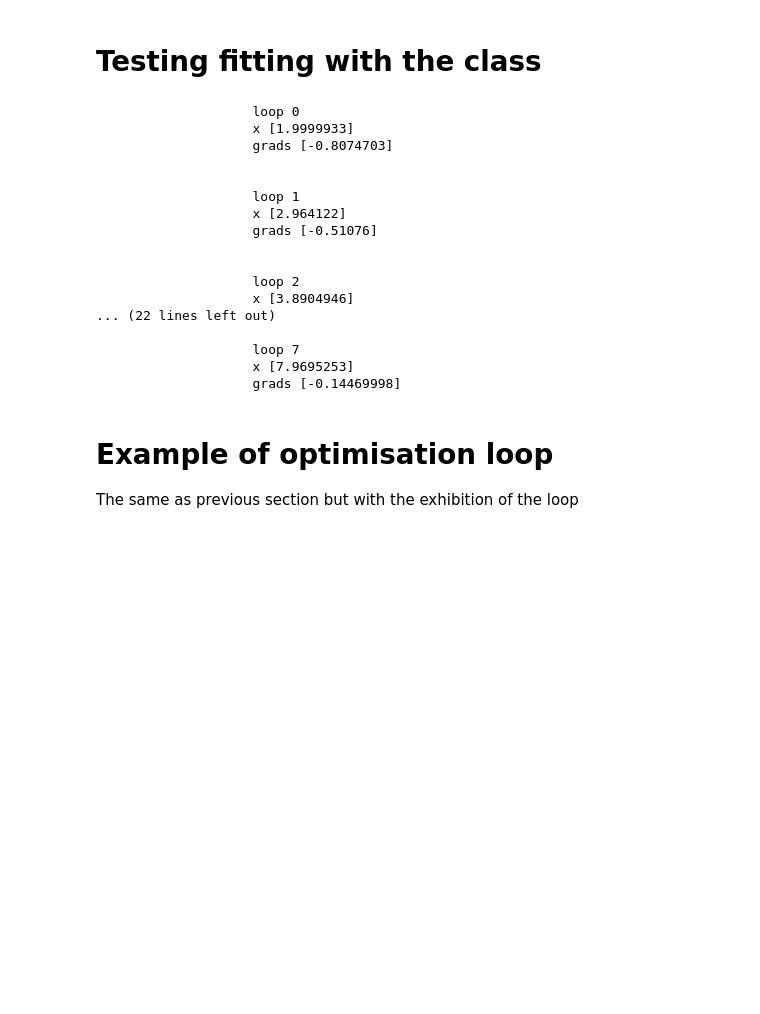
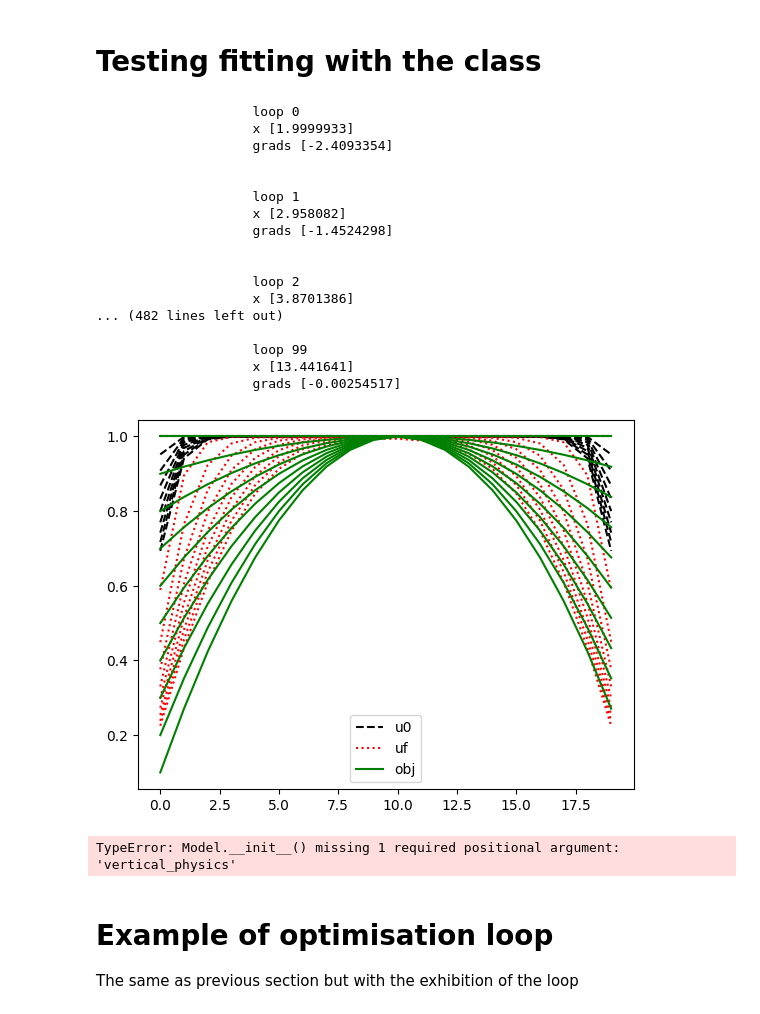
Before and after one commit to meom-group/tunax, a Jupyter notebook: notebooks/fitting_k_eps.ipynb, the cells around one changed output. Cells and saved outputs as stored; diff of their text form; code cells hidden in the pictures; blank space fills up the shorter version.

```diff
--- a/notebooks/fitting_k_eps.ipynb
+++ b/notebooks/fitting_k_eps.ipynb
@@ -225,9 +225,10 @@ import jax.numpy as jnp
 os.chdir('../src')
 from grid import Grid
 from case import Case
-from model import State
+from model import State, History
 from fitter import Fitter, Fittable, CoefFitParams
-
+import matplotlib.pyplot as plt
+import xarray as xr
 
 # experience
 nz = 20
@@ -236,46 +237,55 @@ u0 = jnp.ones(nz)
 state0 = State(g, u0)
 
 nt = 50
+out_dt = 5.
 dt = 1.
 case = Case(1.)
 
 # observation
+n_out = int(nt*dt/out_dt)
 x = jnp.arange(nz)
-u_obs = -4*x*(x-nz)/(nz**2)
-state_obs = State(g, u_obs)
+u_obs_f = -4*x*(x-nz)/(nz**2)
+u_obs_time_list = [i/n_out*(u_obs_f-1)+1 for i in range(n_out)]
+u_obs = jnp.vstack(u_obs_time_list)
+obs = History(g, jnp.arange(n_out), u_obs)
 
 # fitter
 alpha_par = Fittable(True, min_bound=0., max_bound=10., init_val=1.)
 beta_par = Fittable(False, fixed_val=1.)
 coef_fit_params = CoefFitParams({'alpha': alpha_par, 'beta': beta_par})
-nloop = 50
+nloop = 100
 learning_rate = 1.
 verbatim = True
 
 
-f = Fitter(coef_fit_params, nloop, nt, dt, g, state0, case, state_obs, learning_rate, verbatim)
+f = Fitter(coef_fit_params, nloop, nt, dt, out_dt, g, state0, case, obs, learning_rate, verbatim)
 
 clo_parf = f()
 
 f.plot_res(clo_parf)
 # %% [output]
                     loop 0
                     x [1.9999933]
-                    grads [-0.8074703]
+                    grads [-2.4093354]
 
 
                     loop 1
-                    x [2.964122]
-                    grads [-0.51076]
+                    x [2.958082]
+                    grads [-1.4524298]
 
 
                     loop 2
-                    x [3.8904946]
-... (22 lines left out)
+                    x [3.8701386]
+... (482 lines left out)
 
-                    loop 7
-                    x [7.9695253]
-                    grads [-0.14469998]
+                    loop 99
+                    x [13.441641]
+                    grads [-0.00254517]
+[figure, added]
+# %%
+f.plot_res(clo_parf)
+# %% [output]
+TypeError: Model.__init__() missing 1 required positional argument: 'vertical_physics'
 # %% [markdown]
 # Example of optimisation loop
 The same as previous section but with the exhibition of the loop
```
Also changed, not shown: parts of 7 cells of this notebook, 7 other files.
